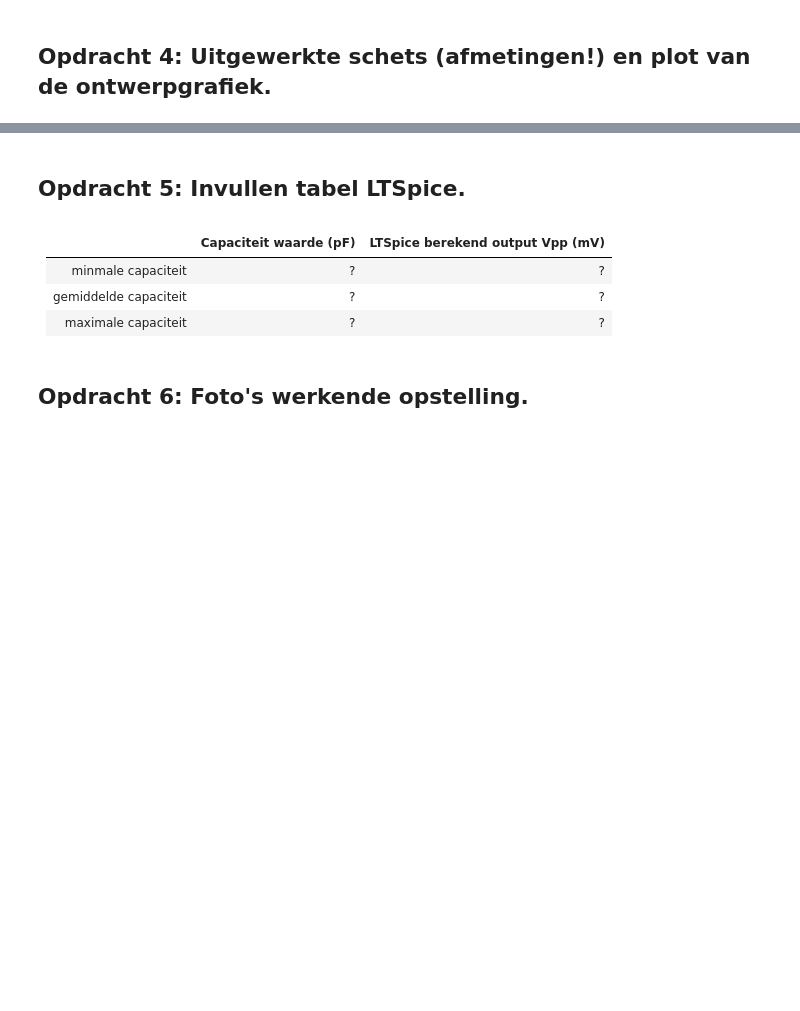
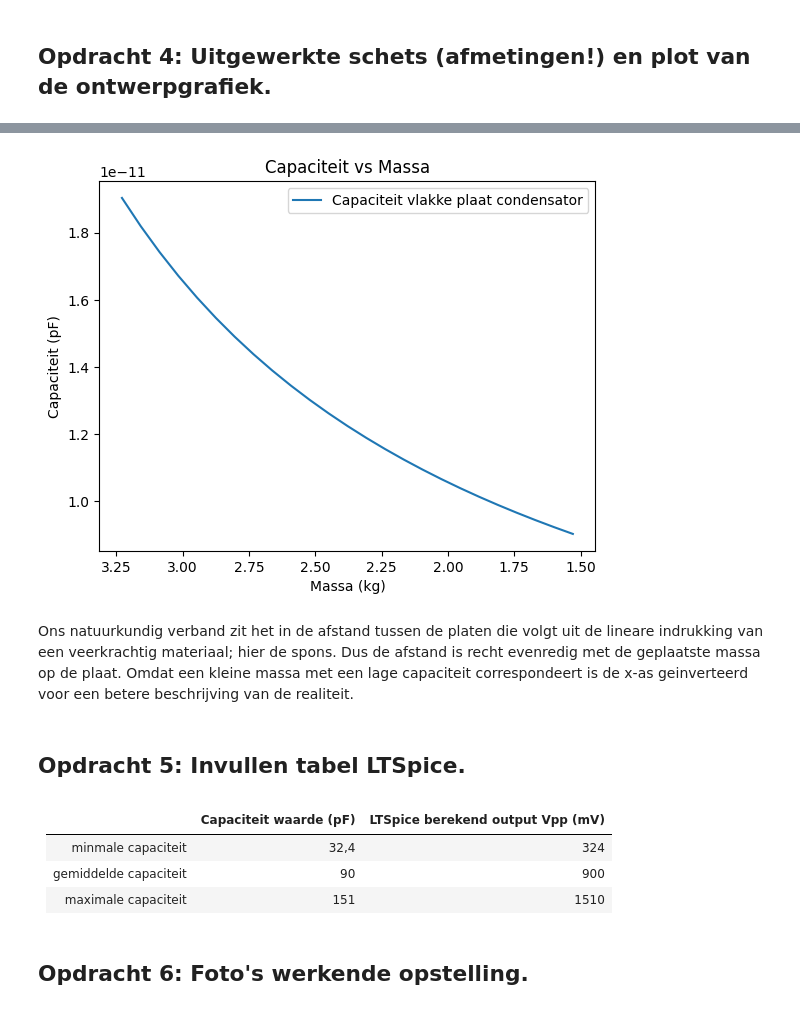
Before and after one commit to Peppertje/opdrachten-DEF-D-Pepper, a Jupyter notebook: FysiekeOntwerpopdrachten/2OntwerpEenSensorCondensator/DEFOntwerpopdracht2OntwerpEenSensorInvulTemplate.ipynb, the cells around one changed output, grey strips where cells are left out. Saved outputs shown, nothing was run; the diff lists cells and outputs as text; code cells hidden in the pictures; blank space fills up the shorter version.

```diff
--- a/FysiekeOntwerpopdrachten/2OntwerpEenSensorCondensator/DEFOntwerpopdracht2OntwerpEenSensorInvulTemplate.ipynb
+++ b/FysiekeOntwerpopdrachten/2OntwerpEenSensorCondensator/DEFOntwerpopdracht2OntwerpEenSensorInvulTemplate.ipynb
@@ -19,5 +21,14 @@ Aan het einde van deze ontwerpopdracht lever je als groep één gezamenlijk note
 | Pauze 1| 14:30-14:45 |
 | Pauze 2| ? |
+# %%
+#Bibliotheken importeren
+import numpy as np
+import matplotlib.pyplot as plt
+from scipy.optimize import curve_fit
+
+epsilon0 = 8.854187817e-12
+R = 1000 #ohm
+f = 1e5 #Hz
 # %% [markdown]
 ## *Opdracht 1*: Sanity check 3
 # %% [markdown]
@@ -29,11 +40,19 @@ Aan het einde van deze ontwerpopdracht lever je als groep één gezamenlijk note
 # constante) en als output de capaciteit van de vlakke plaat condensator met die ontwerpparameters.
 # Je gaat deze formule de rest van de dag gebruiken: controleer hem goed!
 
-def functieNaam(jouwInputs):
-    output = jouwInputs
-    return output
+var = np.array([]) #onze gekozen variabele
 
-# Optioneel: schrijf je functie zodanig dat je arrays als input kan geven en (dus) ook arrays als output.
+def vlakkeplaatlijst(epsilonrel, A, var):
+    cap = np.array([]) #de capaciteit die hoort bij de gekozen variabele
+    for x in range(len(var)):
+        cap = np.append(cap, epsilon0 * epsilonrel * A / var[x]) #de index toevoegen die correspondeert met de var
+    return cap
+
+def vlakkeplaat(epsilonrel, A, d):
+    return epsilon0 * epsilonrel * A / d
+
+def vlakkeplaatdef(Amp1, Amp2):
+    return Amp1/(R*2*np.pi*f*Amp2)
 # %%
 # Gebruik je formule om uit te rekenen wat je verwacht dat de capaciteit van jullie vlakke plaat condensatoren
 # gaat zijn.
@@ -75,11 +90,32 @@ Pas deze tekst aan: Wij gaan een sensor maken die X meet.
+# %%
+#Wij denken dat de afstand tussen de platen varieert tussen 12,67 mm en 9 mm.
+d = np.linspace(0.01267, 0.006, 25)
+veerconstante_gok = 2500
+masstheo = d*veerconstante_gok/9.81
+cap = vlakkeplaatlijst(1.4, 0.096**2 , d)
+cap = cap[::-1]
+
+
+plt.plot(masstheo, cap, label = "Capaciteit vlakke plaat condensator")
+plt.gca().invert_xaxis() #omdat de afstand kleiner wordt als de massa groter wordt
+plt.xlabel("Massa (kg)")
+plt.ylabel("Capaciteit (pF)")
+
+plt.title("Capaciteit vs Massa")
+plt.legend()
+plt.show()
+# %% [output]
+[figure, added]
+# %% [markdown]
+Ons natuurkundig verband zit het in de afstand tussen de platen die volgt uit de lineare indrukking van een veerkrachtig materiaal; hier de spons. Dus de afstand is recht evenredig met de geplaatste massa op de plaat. Omdat een kleine massa met een lage capaciteit correspondeert is de x-as geinverteerd voor een betere beschrijving van de realiteit.
 # %% [markdown]
 ## Opdracht 5: Invullen tabel LTSpice.
 # %% [markdown]
 |         | Capaciteit waarde (pF)  | LTSpice berekend output Vpp (mV)|
 |-------------|-------------:|-------------:|
-| minmale capaciteit| ? |? |
-| gemiddelde capaciteit| ? |? |
-| maximale capaciteit| ? |? |
+| minmale capaciteit| 32,4 | 324 |
+| gemiddelde capaciteit| 90 | 900 |
+| maximale capaciteit| 151 | 1510 |
 # %% [markdown]
 ## Opdracht 6: Foto's werkende opstelling.
 # %% [markdown]
```
Also changed, not shown: parts of 16 cells of this notebook, 6 other files.
